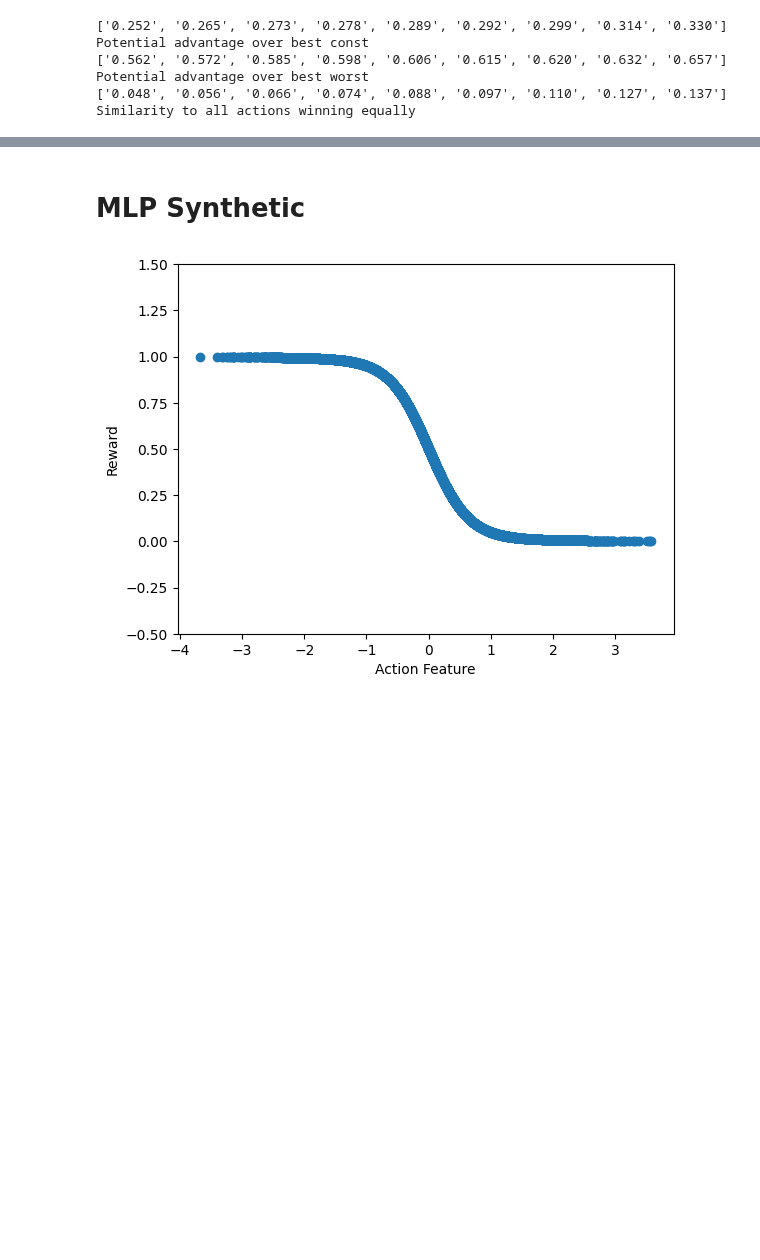
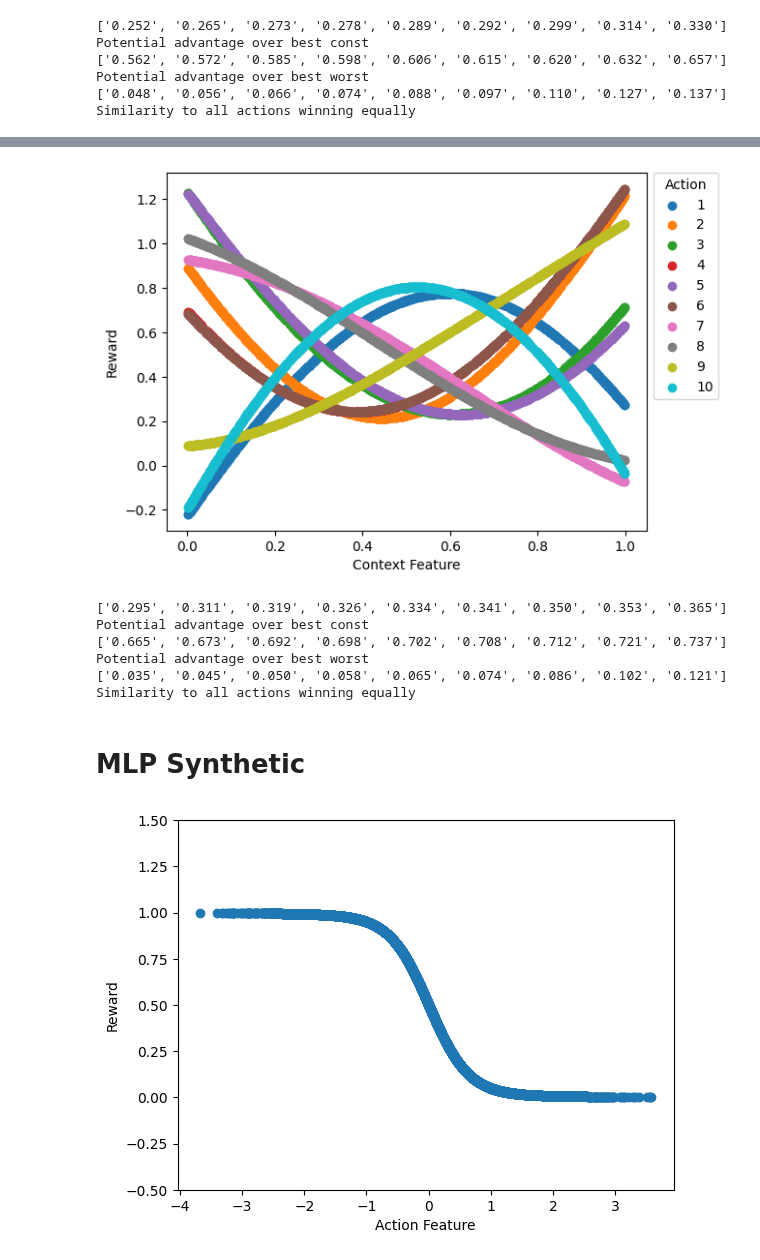
Before and after one commit to VowpalWabbit/coba, a Jupyter notebook: examples/notebooks/Synthetics.ipynb, the cells around one changed output, grey strips where cells are left out. Drawn from its saved outputs; the diff is of its cells as text; code cells hidden in the pictures; blank space fills up the shorter version.

```diff
--- a/examples/notebooks/Synthetics.ipynb
+++ b/examples/notebooks/Synthetics.ipynb
@@ -100,3 +105,25 @@ print(str([f"{r:.3f}" for r in quantiles(indexs,n=10)]) + " Similarity to all ac
+# %%
+visualize_action_rewards(cb.Environments.from_kernel_synthetic(1000, n_context_features=1, n_action_features=0,seed=None,kernel='gaussian'))
+# %% [output]
+[figure, added]
+# %%
+consts = []
+ranges = []
+indexs = []
+
+for env in cb.Environments.from_kernel_synthetic(1000, n_actions=10, n_context_features=5, n_action_features=0, seed=range(100)):
+    R = [i['rewards'] for i in env.read()]
+    consts.append(const_r(R))
+    ranges.append(range_r(R))
+    indexs.append(kldiv_i(R))
+
+print(str([f"{r:.3f}" for r in quantiles(consts,n=10)]) + " Potential advantage over best const")
+print(str([f"{r:.3f}" for r in quantiles(ranges,n=10)]) + " Potential advantage over best worst")
+print(str([f"{r:.3f}" for r in quantiles(indexs,n=10)]) + " Similarity to all actions winning equally")
+# %% [output]
+['0.295', '0.311', '0.319', '0.326', '0.334', '0.341', '0.350', '0.353', '0.365'] Potential advantage over best const
+['0.665', '0.673', '0.692', '0.698', '0.702', '0.708', '0.712', '0.721', '0.737'] Potential advantage over best worst
+['0.035', '0.045', '0.050', '0.058', '0.065', '0.074', '0.086', '0.102', '0.121'] Similarity to all actions winning equally
 # %% [markdown]
 # MLP Synthetic
 # %%
```
Also changed, not shown: parts of 9 cells of this notebook.
